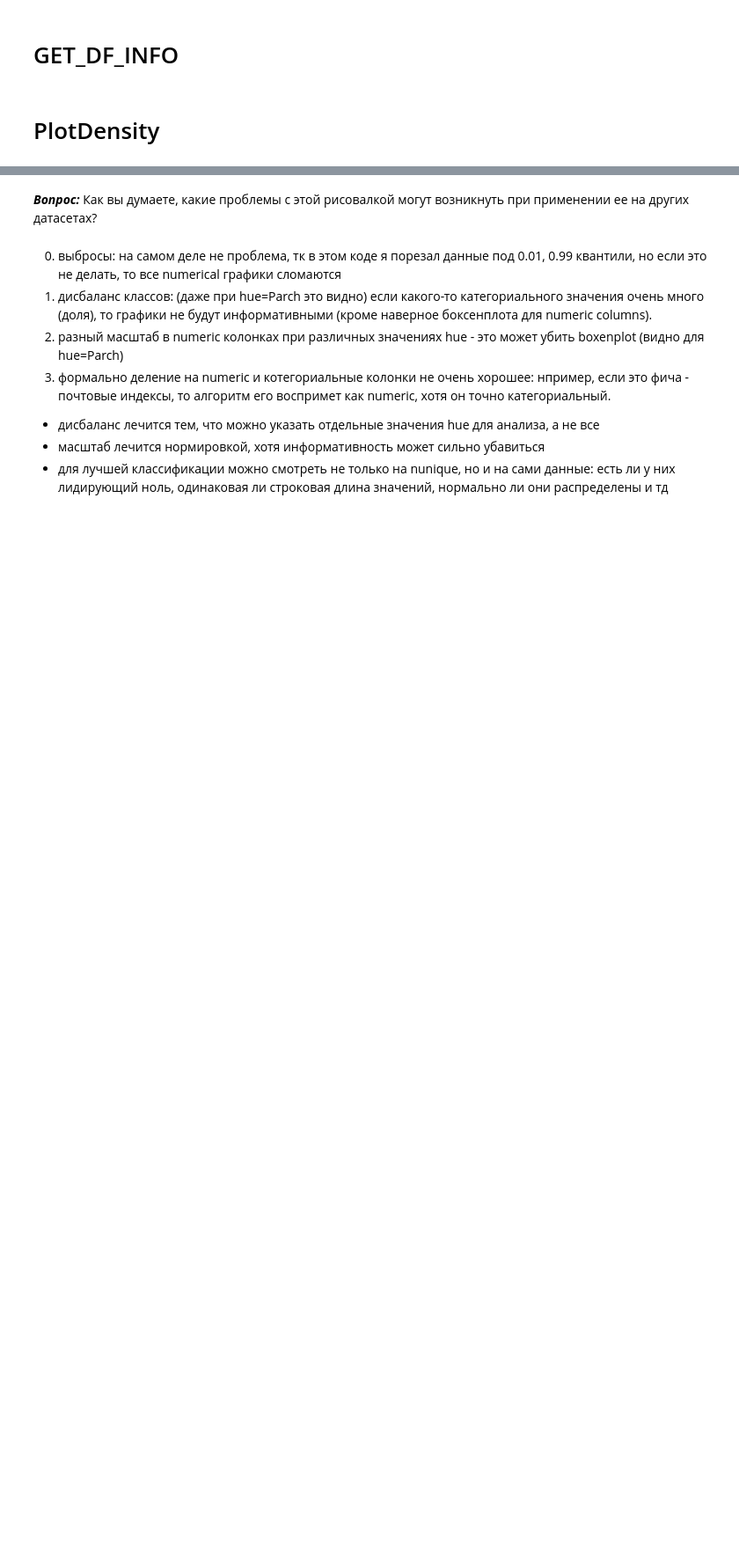
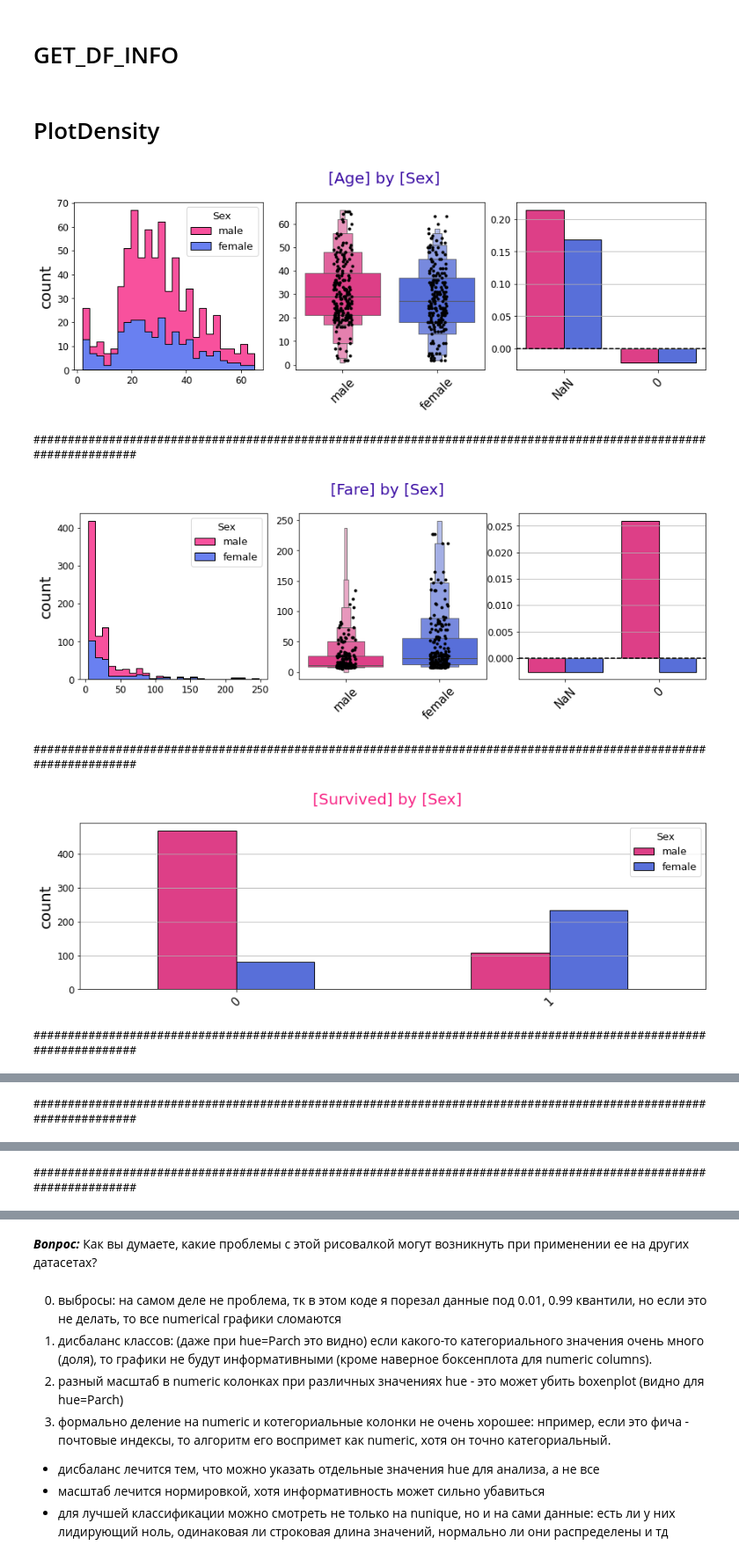
Before and after one commit to philurame/AI-Masters, a Jupyter notebook: ML/df_INFO.ipynb, the cells around one changed output, grey strips where cells are left out. Shown: that part at 88% size. Cells and saved outputs as stored; diff of their text form; code cells hidden in the pictures; blank space fills up the shorter version.

```diff
--- a/ML/df_INFO.ipynb
+++ b/ML/df_INFO.ipynb
@@ -165,15 +165,13 @@ class PlotDensity:
                   ax=ax['c'], edgecolor='black', legend=False, palette=palette)
 
       # better layout etc
-      [exec(f"ax['{letter}'].set_{axis}label('')", {'ax':ax}) for letter in 'abc' for axis in 'xy']
+      for i in ax:
+        ax[i].set_ylabel(''), ax[i].tick_params('y', labelsize=12)
+        ax[i].set_xlabel(''), ax[i].tick_params('x', rotation=45, labelsize=15)
       ax['a'].set_ylabel('count', fontsize=20)
-      ax['a'].tick_params('y', labelsize=12)
-      ax['b'].tick_params('y', labelsize=12)
-      ax['b'].tick_params('x', rotation=45, labelsize=15)
-      ax['c'].tick_params('y', labelsize=12)
-      ax['c'].tick_params('x', rotation=45, labelsize=15)
+      ax['a'].tick_params('x', rotation=0, labelsize=12)
+      ax['c'].axhline(0, color='black', ls='--')
       ax['c'].grid(True, axis='y')
-      ax['c'].axhline(0, color='black', ls='--')
 
       plt.show()
       print('#'*113)
@@ -186,7 +184,7 @@ class PlotDensity:
       fig.tight_layout()
 
       # countplot using preprocessed data
-      sns.countplot(data=self.dfTransform('S'), x=col, hue=self.hue, hue_order=hue_order,\
+      sns.countplot(data=self._dfTransform('S'), x=col, hue=self.hue, hue_order=hue_order,\
                     ax=ax, stat='count', edgecolor='black', width=0.5, palette=palette)
 
       # better layout etc
@@ -214,31 +212,39 @@ class PlotDensity:
         self.cols_category.append(col)
     return True
 
   def _fltrZero(self, df, col):
     '''
     returns df with rows where col has no zeroes if drop_zero == True
     '''
     return df[self.df[col]!=0] if self.drop_zero else df
 
   def _fltrOutliers(self, df, col, lq=0.01, rq=0.99):
     '''
     returns df with rows where col less than lq quantile and bigger than rq if drop_outliers == True
     '''
     if self.drop_outliers:
       return df[(df[col].quantile(lq) < df[col]) &\
                 (df[col].quantile(rq) > df[col])]
     return df
 
   def _dfTransform(self, T, col=None):
     '''
     applies fltrZero/fltrOutliers/fltrString depending on T
     '''
     match T:
       case 'S':
         return self.df.fillna('<NaN>').replace('', '<EMPTY>')
       case 'Z':
         return self._fltrZero(self.df, col)
       case 'O':
         return self._fltrZero(self._fltrOutliers(self.df, col), col)
 
-# simple usage: PlotDensity(df).plot_density(hue='Sex')
+# simple usage:
+PlotDensity(df).plot_density(hue='Sex')
+# %% [output]
+[figure, added]
+#################################################################################################################
+[figure, added]
+#################################################################################################################
+[figure, added]
+#################################################################################################################
@@ -244,0 +252 @@ class PlotDensity:
+#################################################################################################################
@@ -244,0 +254 @@ class PlotDensity:
+#################################################################################################################
```
Also changed, not shown: parts of 1 cell of this notebook.
